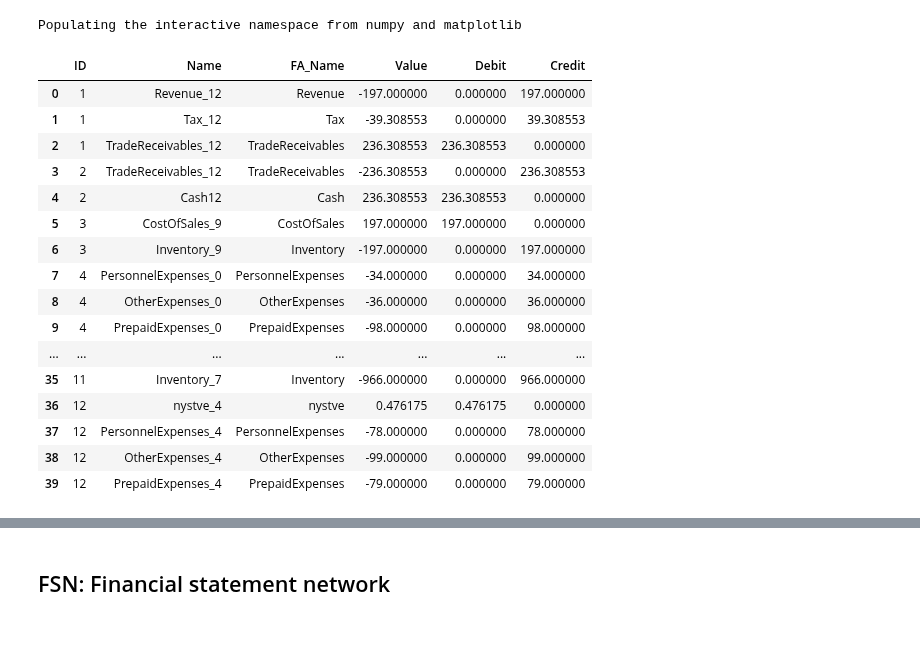
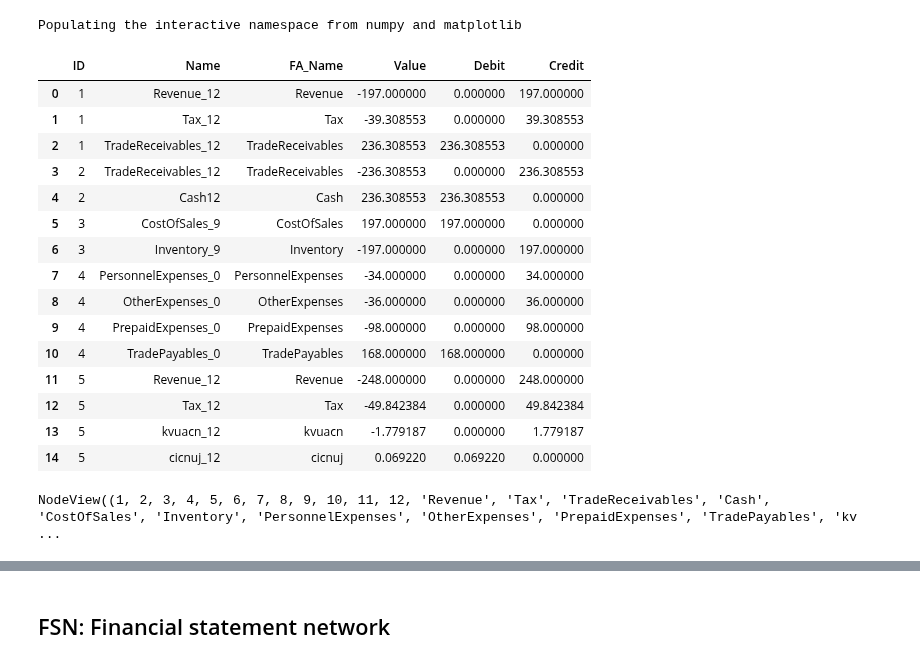
Before and after one commit to AlexWorldD/NetEmbs, a Jupyter notebook: Tmp.ipynb, the cells around one changed output, grey strips where cells are left out. Cells and saved outputs as stored; diff of their text form; code cells hidden in the pictures; blank space fills up the shorter version.

```diff
--- a/Tmp.ipynb
+++ b/Tmp.ipynb
@@ -12,7 +12,30 @@ plt.rcParams["figure.figsize"] = [20,10]
 # %%
 from NetEmbs.DataProcessing.normalize import normalize
 from NetEmbs.DataProcessing.connect_db import *
 from NetEmbs.GenerateData.complex_df import sales_collections
-d=normalize(upload_data(limit=10))
+d = upload_data("Simulation/FSN_Data.db", limit=40)
+d.head(15)
+# %% [output]
+|  | ID | Name | FA_Name | Value | Debit | Credit |
+| 0 | 1 | Revenue_12 | Revenue | -197.000000 | 0.000000 | 197.000000 |
+| 1 | 1 | Tax_12 | Tax | -39.308553 | 0.000000 | 39.308553 |
+| 2 | 1 | TradeReceivables_12 | TradeReceivables | 236.308553 | 236.308553 | 0.000000 |
+| 3 | 2 | TradeReceivables_12 | TradeReceivables | -236.308553 | 0.000000 | 236.308553 |
+| 4 | 2 | Cash12 | Cash | 236.308553 | 236.308553 | 0.000000 |
+| 5 | 3 | CostOfSales_9 | CostOfSales | 197.000000 | 197.000000 | 0.000000 |
+| 6 | 3 | Inventory_9 | Inventory | -197.000000 | 0.000000 | 197.000000 |
+| 7 | 4 | PersonnelExpenses_0 | PersonnelExpenses | -34.000000 | 0.000000 | 34.000000 |
+| 8 | 4 | OtherExpenses_0 | OtherExpenses | -36.000000 | 0.000000 | 36.000000 |
+| 9 | 4 | PrepaidExpenses_0 | PrepaidExpenses | -98.000000 | 0.000000 | 98.000000 |
+| 10 | 4 | TradePayables_0 | TradePayables | 168.000000 | 168.000000 | 0.000000 |
+| 11 | 5 | Revenue_12 | Revenue | -248.000000 | 0.000000 | 248.000000 |
+| 12 | 5 | Tax_12 | Tax | -49.842384 | 0.000000 | 49.842384 |
+| 13 | 5 | kvuacn_12 | kvuacn | -1.779187 | 0.000000 | 1.779187 |
+| 14 | 5 | cicnuj_12 | cicnuj | 0.069220 | 0.069220 | 0.000000 |
 # %%
 from NetEmbs.FSN.graph import FSN
+fsn = FSN()
+fsn.build(normalize(d), name_column="FA_Name")
+fsn.nodes()
+# %% [output]
+NodeView((1, 2, 3, 4, 5, 6, 7, 8, 9, 10, 11, 12, 'Revenue', 'Tax', 'TradeReceivables', 'Cash', 'CostOfSales', 'Inventory', 'PersonnelExpenses', 'OtherExpenses', 'PrepaidExpenses', 'TradePayables', 'kv ...
@@ -21,20 +41,0 @@ d = upload_data(limit=40)
-# %%
-d.head(100)
-# %% [output]
-|  | ID | Name | FA_Name | Value | Debit | Credit |
-| 0 | 1 | Revenue_12 | Revenue | -197.000000 | 0.000000 | 197.000000 |
-| 1 | 1 | Tax_12 | Tax | -39.308553 | 0.000000 | 39.308553 |
-| 2 | 1 | TradeReceivables_12 | TradeReceivables | 236.308553 | 236.308553 | 0.000000 |
-| 3 | 2 | TradeReceivables_12 | TradeReceivables | -236.308553 | 0.000000 | 236.308553 |
-| 4 | 2 | Cash12 | Cash | 236.308553 | 236.308553 | 0.000000 |
-| 5 | 3 | CostOfSales_9 | CostOfSales | 197.000000 | 197.000000 | 0.000000 |
-| 6 | 3 | Inventory_9 | Inventory | -197.000000 | 0.000000 | 197.000000 |
-| 7 | 4 | PersonnelExpenses_0 | PersonnelExpenses | -34.000000 | 0.000000 | 34.000000 |
-| 8 | 4 | OtherExpenses_0 | OtherExpenses | -36.000000 | 0.000000 | 36.000000 |
-| 9 | 4 | PrepaidExpenses_0 | PrepaidExpenses | -98.000000 | 0.000000 | 98.000000 |
-| ... | ... | ... | ... | ... | ... | ... |
-| 35 | 11 | Inventory_7 | Inventory | -966.000000 | 0.000000 | 966.000000 |
-| 36 | 12 | nystve_4 | nystve | 0.476175 | 0.476175 | 0.000000 |
-| 37 | 12 | PersonnelExpenses_4 | PersonnelExpenses | -78.000000 | 0.000000 | 78.000000 |
-| 38 | 12 | OtherExpenses_4 | OtherExpenses | -99.000000 | 0.000000 | 99.000000 |
-| 39 | 12 | PrepaidExpenses_4 | PrepaidExpenses | -79.000000 | 0.000000 | 79.000000 |
```
Also changed, not shown: parts of 11 cells of this notebook, 4 other files.
